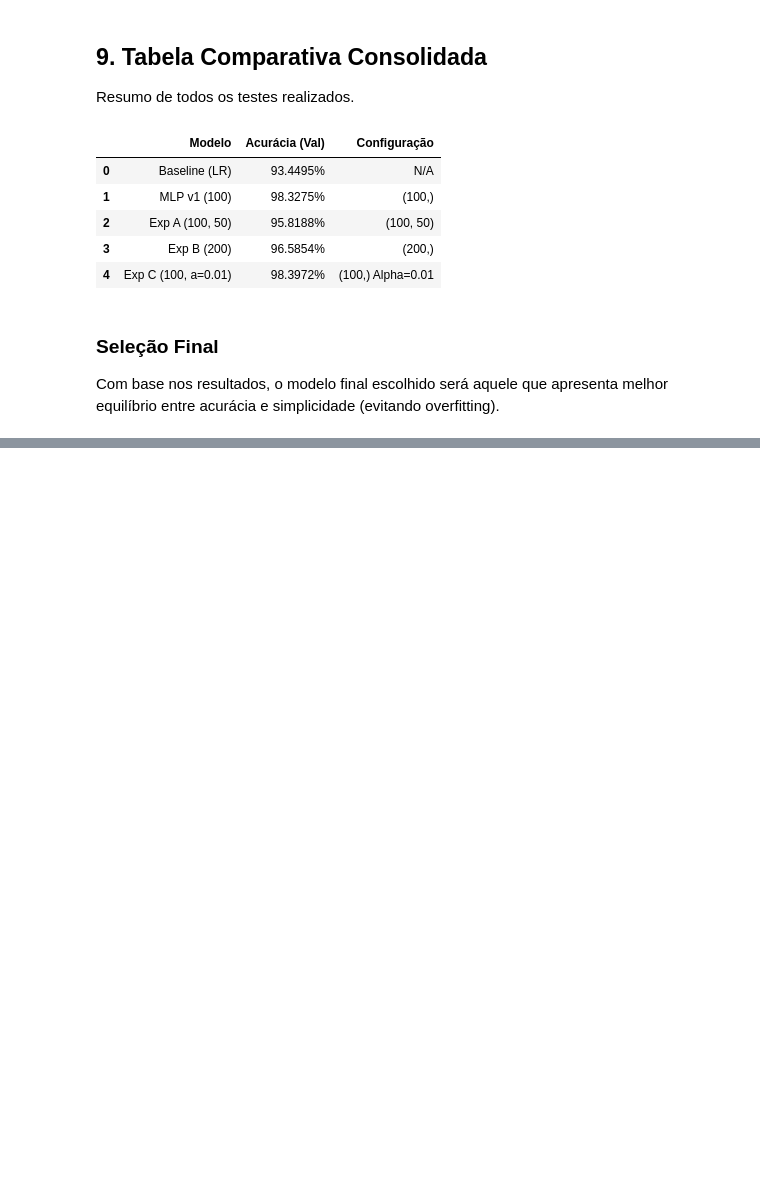
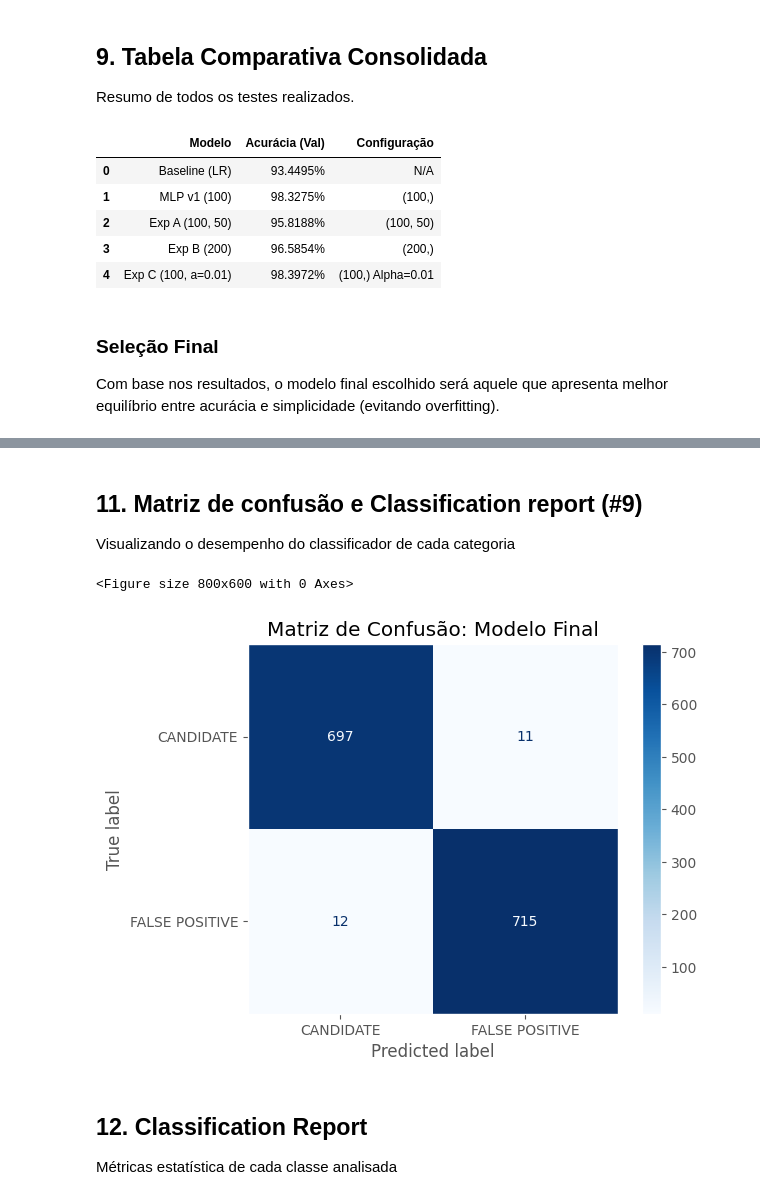
Before and after one commit to mateus-s-a/Trabalho-IA-Redes-Neurais-NASA, a Jupyter notebook: notebooks/02_preprocessamento_modelagem.ipynb, the cells around one changed output, grey strips where cells are left out. Saved outputs shown, nothing was run; the diff lists cells and outputs as text; code cells hidden in the pictures; blank space fills up the shorter version.

Commit message:
feat: adiciona gráficos de análise/métricas de desempenho da rede neural e documentacao (#9 #10)

```diff
--- a/notebooks/02_preprocessamento_modelagem.ipynb
+++ b/notebooks/02_preprocessamento_modelagem.ipynb
@@ -180,0 +185,22 @@ Com base nos resultados, o modelo final escolhido será aquele que apresenta mel
+# %%
+modelo_final = mlp_c
+# %% [markdown]
+## 11. Matriz de confusão e Classification report (#9)
+Visualizando o desempenho do classificador de cada categoria
+# %%
+y_pred_final = modelo_final.predict(X_test_scaled)
+
+
+plt.figure(figsize=(8, 6))
+ConfusionMatrixDisplay.from_predictions(y_test, y_pred_final,
+                                        display_labels=le.classes_,
+                                        cmap='Blues')
+plt.title('Matriz de Confusão: Modelo Final')
+plt.grid(False)
+plt.show()
+# %% [output]
+<Figure size 800x600 with 0 Axes>
+[figure, added]
+# %% [markdown]
+## 12. Classification Report
+Métricas estatística de cada classe analisada
```
Also changed, not shown: parts of 9 cells of this notebook, 2 other files.
